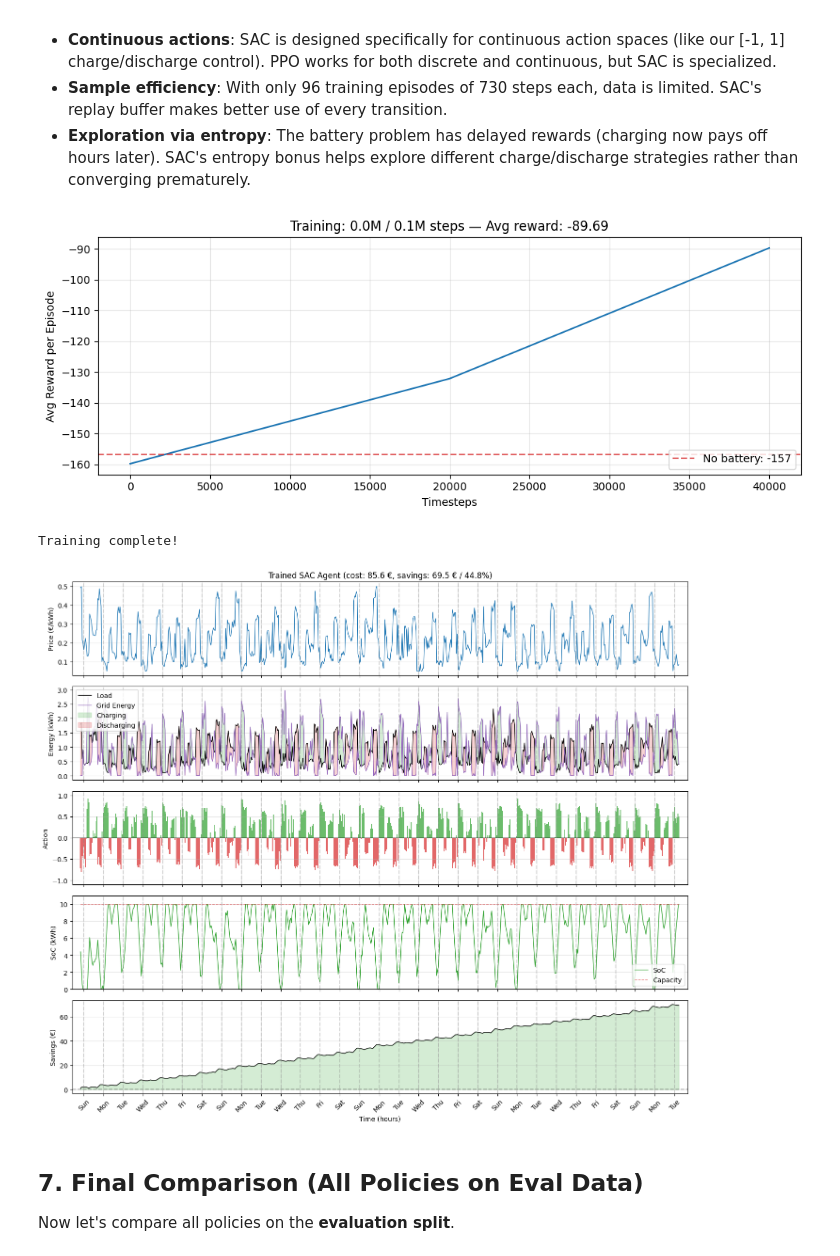
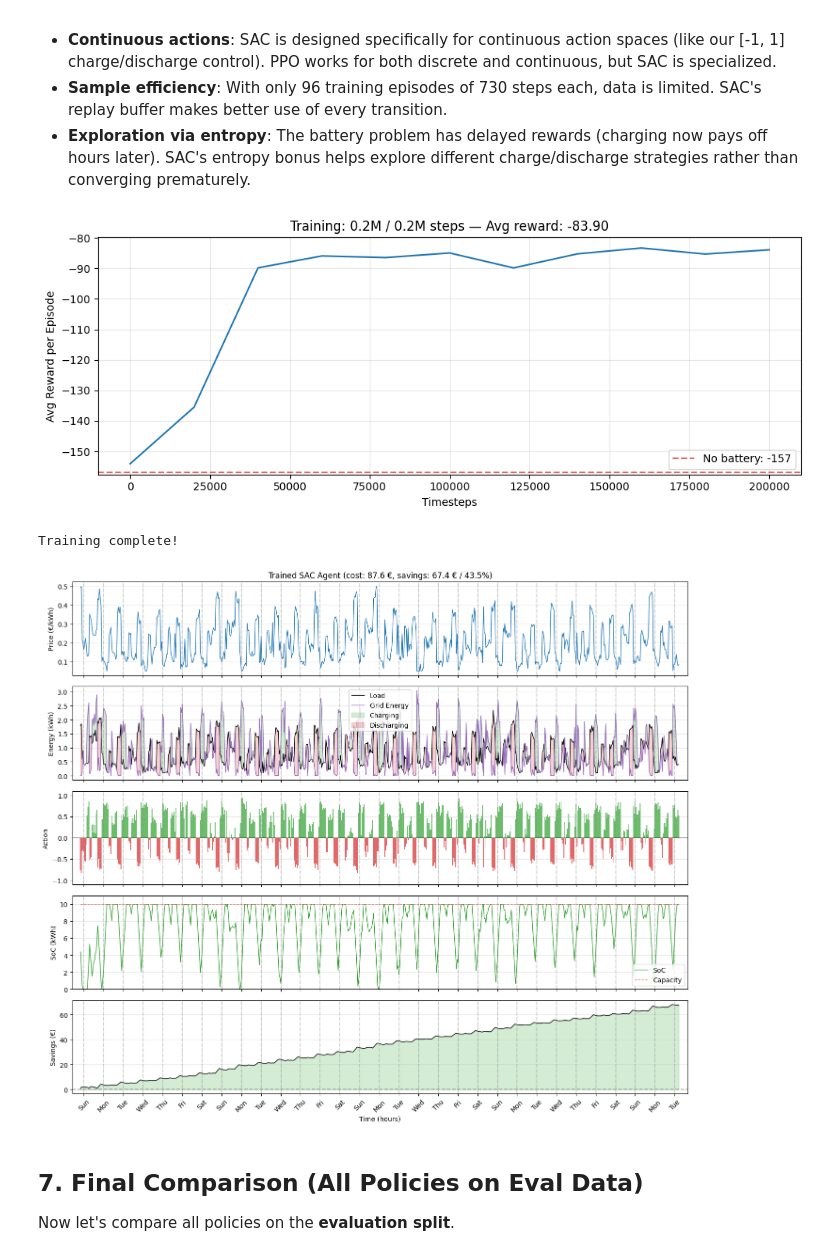
Before and after one commit to aihpi/workshop-rl2-implementation, a Jupyter notebook: 01_workshop/notebooks/03_train_rl_without_battery_degradation.ipynb, the cells around one changed output. Cells and saved outputs as stored; diff of their text form; code cells hidden in the pictures.

```diff
--- a/01_workshop/notebooks/03_train_rl_without_battery_degradation.ipynb
+++ b/01_workshop/notebooks/03_train_rl_without_battery_degradation.ipynb
@@ -274,23 +276,23 @@ Why SAC might be a good fit for battery scheduling:
 # %%
 from stable_baselines3 import SAC
 
-SAC_TIMESTEPS = int(5e4) # note that we reduced the number of timesteps compared to PPO.
+SAC_TIMESTEPS = int(2e5) # note that we reduced the number of timesteps compared to PPO.
 # SAC is off-policy (replay buffer) so it's more sample-efficient than PPO —
 # it reuses past experience, needing fewer total timesteps to converge (but more computate time).
 sac_train_env = make_vec_env(make_train_env, n_envs=4)
 sac_model = SAC("MlpPolicy", sac_train_env, verbose=0)
 
 sac_callback = LiveEvalCallback(
     eval_env=eval_env,
     eval_freq=20_000,
     baseline_cost=baseline_cost,
 )
 
 print(f"Training SAC for {SAC_TIMESTEPS/1e3:.0f}k steps...")
 sac_model.learn(total_timesteps=SAC_TIMESTEPS, callback=sac_callback)
 print("Training complete!")
 # %% [output]
-[figure, old version]
+[figure, new version]
 Training complete!
 # %%
 
@@ -304,7 +306,7 @@ savings_sac = no_battery_cost_sac - cost_sac
 fig = plot_episode(data_sac, f"Trained SAC Agent (cost: {cost_sac:.1f} €, savings: {savings_sac:.1f} € / {100*savings_sac/no_battery_cost_sac:.1f}%)", xlim=(-10, EPISODE_LENGTH + 10))
 plt.show()
 # %% [output]
-[figure, old version]
+[figure, new version]
 # %% [markdown]
 ## 7. Final Comparison (All Policies on Eval Data)
 
```
Also changed, not shown: parts of 5 cells of this notebook, 5 other files.
